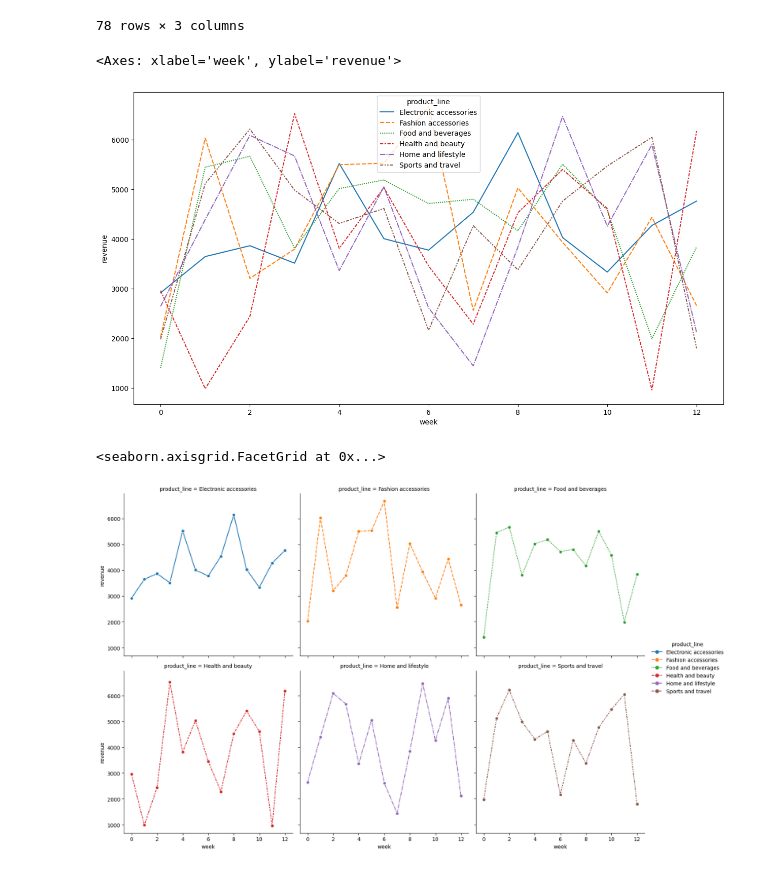
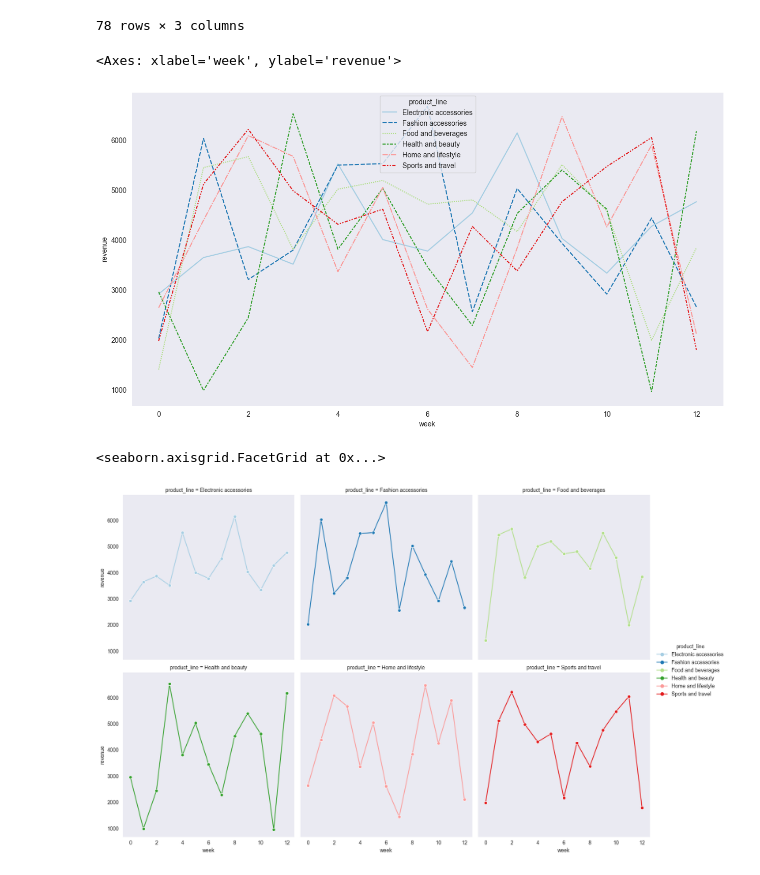
Before and after one commit to vnaumq/supermarket_sales, a Jupyter notebook: supermarket_sales.ipynb, the cells around one changed output. Drawn from its saved outputs; the diff is of its cells as text; code cells hidden in the pictures.

```diff
--- a/supermarket_sales.ipynb
+++ b/supermarket_sales.ipynb
@@ -4,6 +4,9 @@ import seaborn as sns
 import matplotlib.pyplot as plt
 
 path_to_file = r'D:\university\VSCODE\project\Supermarket_sales\supermarket_sales.csv'
+
+sns.set_style("dark")
+sns.set_palette("Paired")
 # %% [output]
 Pyarrow will become a required dependency of pandas in the next major release of pandas (pandas 3.0),
 (to allow more performant data types, such as the Arrow string type, and better interoperability with other libraries)
@@ -387,14 +437,14 @@ plt.figure(figsize=(15,8))
 sns.lineplot(product_line_week,x='week',y='revenue',hue='product_line',style="product_line",)
 # %% [output]
 <Axes: xlabel='week', ylabel='revenue'>
-[figure, old version]
+[figure, new version]
 # %%
 
 sns.relplot(
     data=product_line_week, x="week", y="revenue",
-    col="product_line", hue="product_line", style="product_line",
+    col="product_line", hue="product_line",
     kind="line",marker='o',col_wrap=3,sizes=(10, 10)
 )
 # %% [output]
 <seaborn.axisgrid.FacetGrid at 0x...>
-[figure, old version]
+[figure, new version]
```
Also changed, not shown: parts of 14 cells of this notebook, 1 other file.
